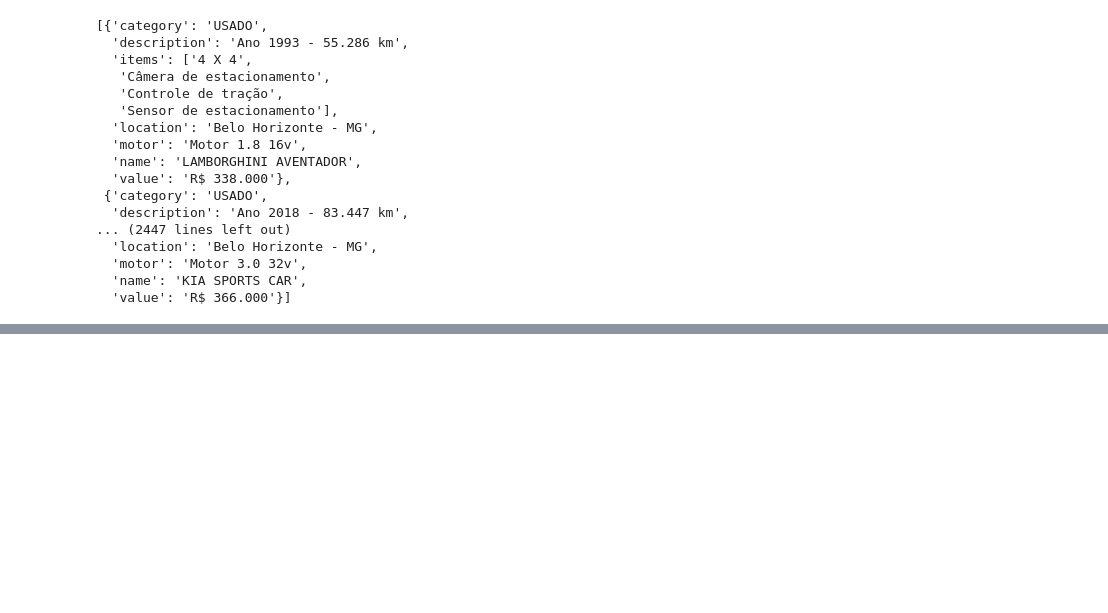
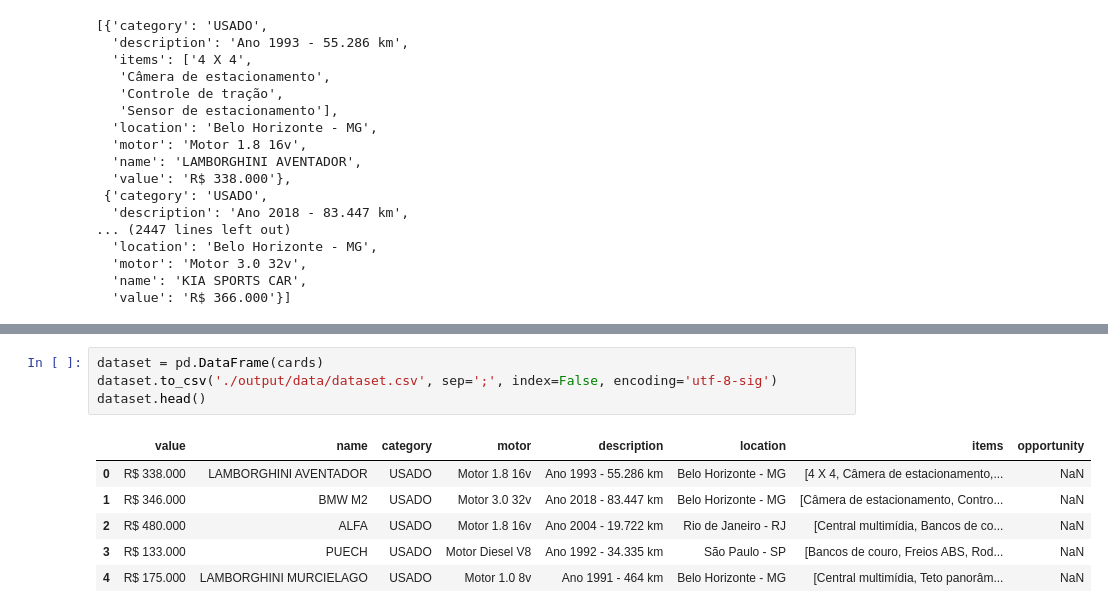
Before and after one commit to rogeriodelphi/webscraping_aluramotors, a Jupyter notebook: webscraping_alura_motors.ipynb, the cells around one changed output, grey strips where cells are left out. Saved outputs shown, nothing was run; the diff lists cells and outputs as text; blank space fills up the shorter version.

```diff
--- a/webscraping_alura_motors.ipynb
+++ b/webscraping_alura_motors.ipynb
@@ -1063,0 +3105,11 @@ dataset.head()
+# %%
+dataset = pd.DataFrame(cards)
+dataset.to_csv('./output/data/dataset.csv', sep=';', index=False, encoding='utf-8-sig')
+dataset.head()
+# %% [output]
+|  | value | name | category | motor | description | location | items | opportunity |
+| 0 | R$ 338.000 | LAMBORGHINI AVENTADOR | USADO | Motor 1.8 16v | Ano 1993 - 55.286 km | Belo Horizonte - MG | [4 X 4, Câmera de estacionamento,... | NaN |
+| 1 | R$ 346.000 | BMW M2 | USADO | Motor 3.0 32v | Ano 2018 - 83.447 km | Belo Horizonte - MG | [Câmera de estacionamento, Contro... | NaN |
+| 2 | R$ 480.000 | ALFA | USADO | Motor 1.8 16v | Ano 2004 - 19.722 km | Rio de Janeiro - RJ | [Central multimídia, Bancos de co... | NaN |
+| 3 | R$ 133.000 | PUECH | USADO | Motor Diesel V8 | Ano 1992 - 34.335 km | São Paulo - SP | [Bancos de couro, Freios ABS, Rod... | NaN |
+| 4 | R$ 175.000 | LAMBORGHINI MURCIELAGO | USADO | Motor 1.0 8v | Ano 1991 - 464 km | Belo Horizonte - MG | [Central multimídia, Teto panorâm... | NaN |
```
Also changed, not shown: parts of 336 cells of this notebook.
